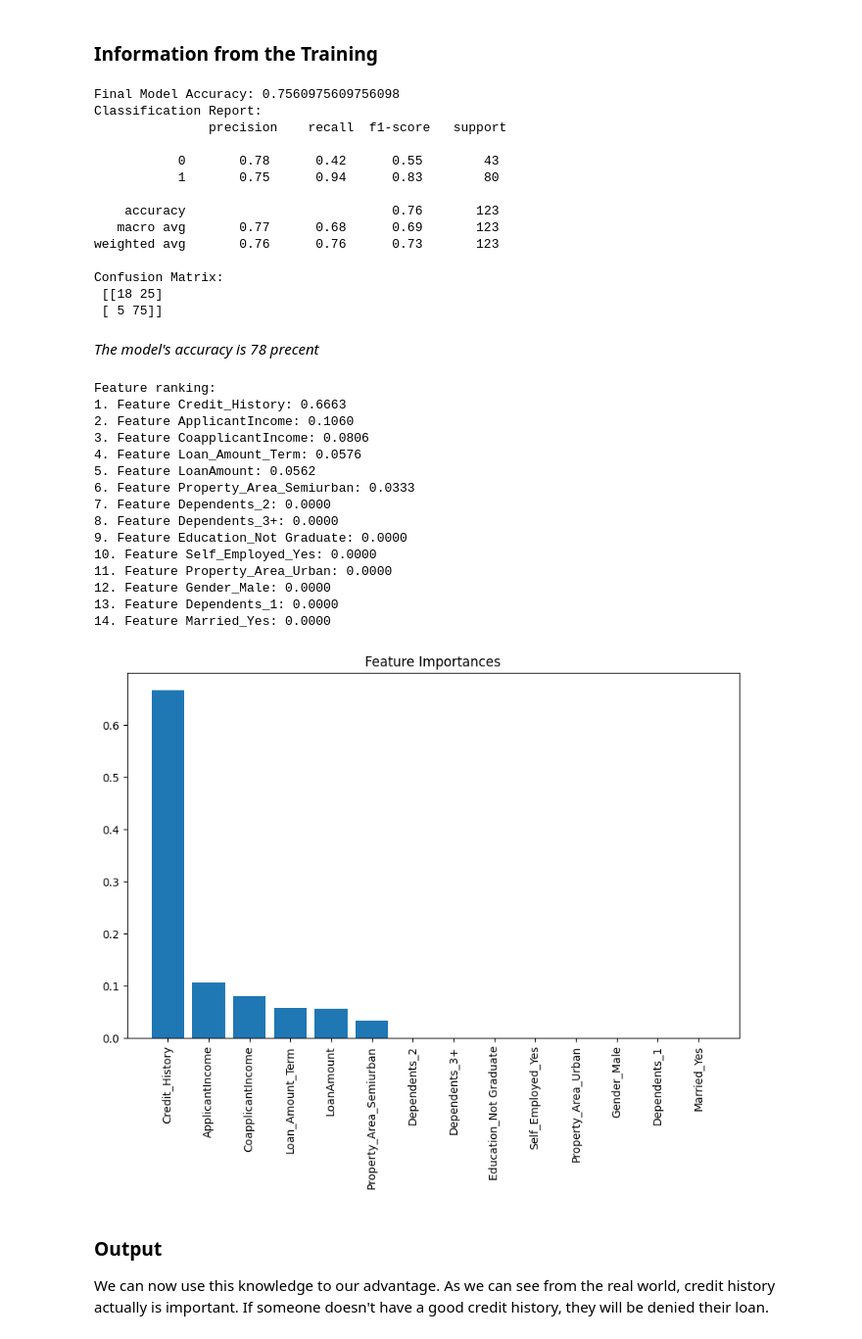
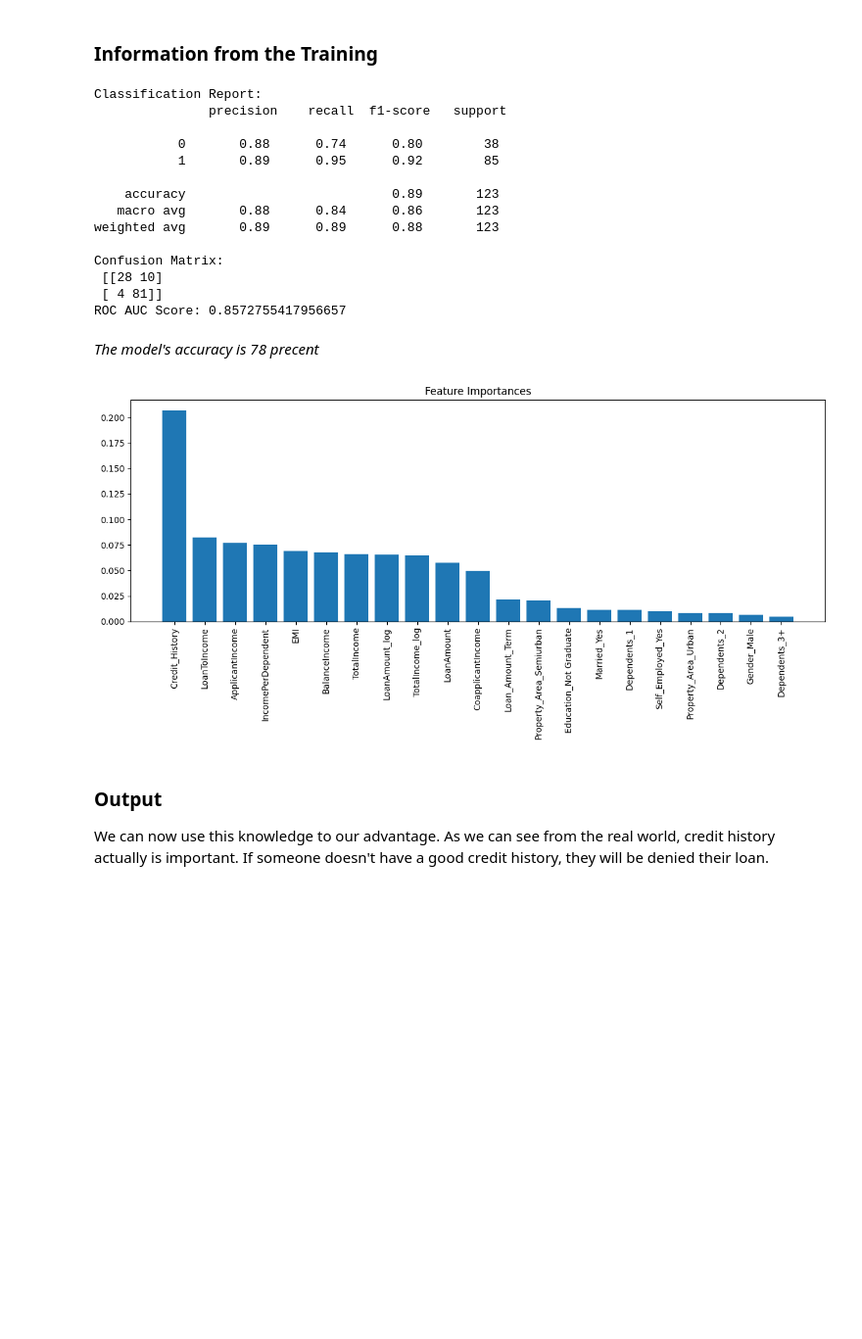
Before and after one commit to ZooBaer404/loan-prediction-system, a Jupyter notebook: src/main.ipynb, the cells around one changed output. Shown at 98% size. Drawn from its saved outputs; the diff is of its cells as text; code cells hidden in the pictures; blank space fills up the shorter version.

```diff
--- a/src/main.ipynb
+++ b/src/main.ipynb
@@ -257,3 +263,12 @@ As we can see there are
+# %%
+# Merge engineered features into encoded dataset
+data_encoded['TotalIncome'] = data['ApplicantIncome'] + data['CoapplicantIncome']
+data_encoded['EMI'] = data['LoanAmount'] / data['Loan_Amount_Term']
+data_encoded['BalanceIncome'] = data_encoded['TotalIncome'] - data_encoded['EMI']
+data_encoded['LoanToIncome'] = data['LoanAmount'] / data_encoded['TotalIncome']
+data_encoded['IncomePerDependent'] = data_encoded['TotalIncome'] / (data['Dependents'].replace('3+', 3).astype(int) + 1)
+data_encoded['LoanAmount_log'] = np.log(data['LoanAmount'] + 1)
+data_encoded['TotalIncome_log'] = np.log(data_encoded['TotalIncome'] + 1)
 # %% [markdown]
 We can now remove the first column of the dataset.
 # %%
@@ -264,7 +279,7 @@ y = data_encoded['Loan_Status']
 
 We train the model with 491 features and test the model with 123 features.
 # %%
-X_train, X_test, y_train, y_test = train_test_split(X, y, test_size=0.2, random_state=42)
+X_train, X_test, y_train, y_test = train_test_split(X, y, test_size=0.2, random_state=42, stratify=y)
 
 print("Training features shape:", X_train.shape)
 print("Testing features shape:", X_test.shape)
@@ -292,11 +294,11 @@ data['TotalIncome_log'] = np.log(data['TotalIncome'])
 RandomForest is a supervised machine learning model, used for classification tasks - it predicts categories or labels.
 We will now train the model using our training data using the RandomForest machine learning model.
 # %%
-final_model = DecisionTreeClassifier(
-    random_state=42,
-    max_depth=5,
-    criterion='gini'  # or 'entropy'
+final_model = RandomForestClassifier(
+    n_estimators=200,
+    max_depth=10,
+    class_weight='balanced',
+    random_state=42
 )
-
 final_model.fit(X_train, y_train)
 # %% [output]
@@ -313,59 +318,38 @@ y_pred_final = final_model.predict(X_test)
 ### Information from the Training
 # %%
 accuracy = accuracy_score(y_test, y_pred_final)
-print("Final Model Accuracy:", accuracy)
 
 print("Classification Report:\n", classification_report(y_test, y_pred_final))
-
 print("Confusion Matrix:\n", confusion_matrix(y_test, y_pred_final))
+print("ROC AUC Score:", roc_auc_score(y_test, y_proba))
 # %% [output]
-Final Model Accuracy: 0.7560975609756098
 Classification Report:
                precision    recall  f1-score   support
 
-           0       0.78      0.42      0.55        43
-           1       0.75      0.94      0.83        80
+           0       0.88      0.74      0.80        38
+           1       0.89      0.95      0.92        85
 
-    accuracy                           0.76       123
-   macro avg       0.77      0.68      0.69       123
-weighted avg       0.76      0.76      0.73       123
+    accuracy                           0.89       123
+   macro avg       0.88      0.84      0.86       123
+weighted avg       0.89      0.89      0.88       123
 
 Confusion Matrix:
- [[18 25]
- [ 5 75]]
+ [[28 10]
+ [ 4 81]]
+ROC AUC Score: 0.8572755417956657
 # %% [markdown]
 _The model's accuracy is 78 precent_
 # %%
 importances = final_model.feature_importances_
 indices = np.argsort(importances)[::-1]
-
-print("Feature ranking:")
-for f in range(X.shape[1]):
-    print(f"{f + 1}. Feature {X.columns[indices[f]]}: {importances[indices[f]]:.4f}")
-
-plt.figure(figsize=(10, 6))
+plt.figure(figsize=(12, 6))
 plt.title("Feature Importances")
-plt.bar(range(X.shape[1]), importances[indices], align="center")
+plt.bar(range(X.shape[1]), importances[indices], align='center')
 plt.xticks(range(X.shape[1]), X.columns[indices], rotation=90)
-plt.xlim([-1, X.shape[1]])
+plt.tight_layout()
 plt.show()
 # %% [output]
-Feature ranking:
-1. Feature Credit_History: 0.6663
-2. Feature ApplicantIncome: 0.1060
-3. Feature CoapplicantIncome: 0.0806
-4. Feature Loan_Amount_Term: 0.0576
-5. Feature LoanAmount: 0.0562
-6. Feature Property_Area_Semiurban: 0.0333
-7. Feature Dependents_2: 0.0000
-8. Feature Dependents_3+: 0.0000
-9. Feature Education_Not Graduate: 0.0000
-10. Feature Self_Employed_Yes: 0.0000
-11. Feature Property_Area_Urban: 0.0000
-12. Feature Gender_Male: 0.0000
-13. Feature Dependents_1: 0.0000
-14. Feature Married_Yes: 0.0000
-[figure, old version]
+[figure, new version]
 # %% [markdown]
 ### Output
 
```
Also changed, not shown: parts of 10 cells of this notebook, 1 other file.
